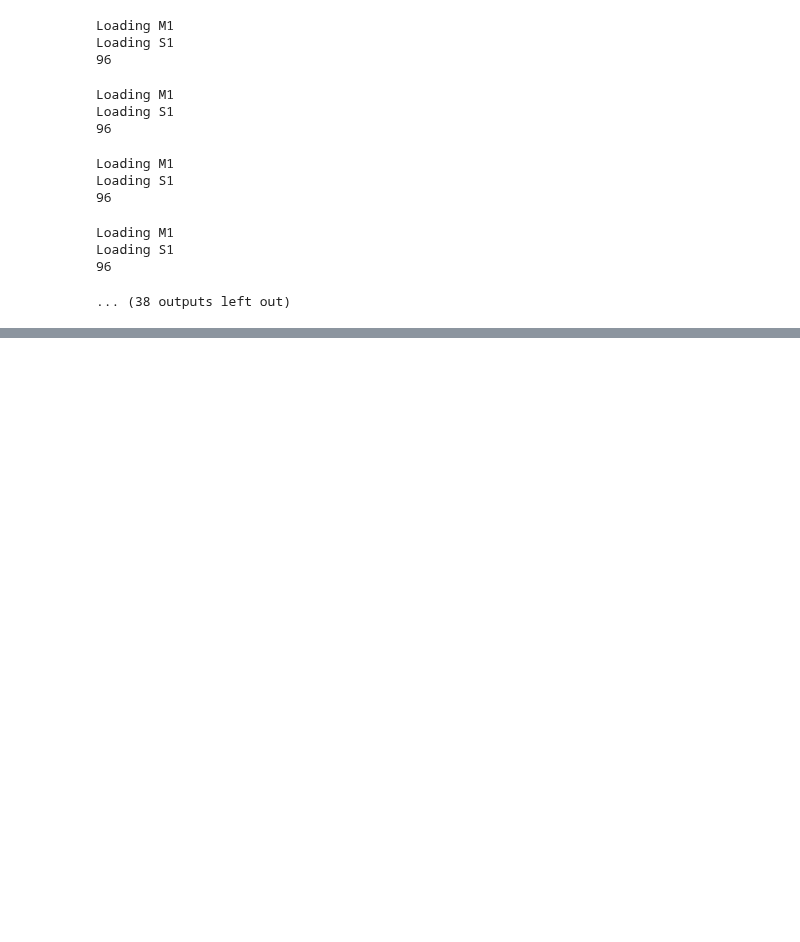
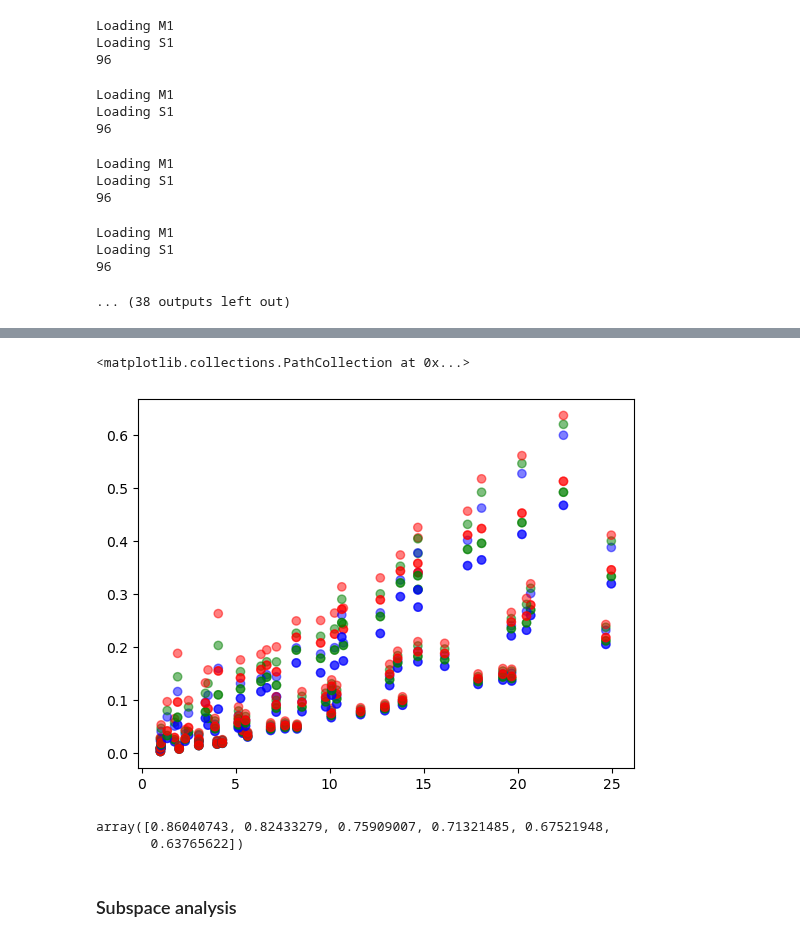
Before and after one commit to BouchardLab/FCCA_analysis, a Jupyter notebook: notebooks/data_exploration/timescales.ipynb, the cells around one changed output, grey strips where cells are left out. Cells and saved outputs as stored; diff of their text form; code cells hidden in the pictures; blank space fills up the shorter version.

```diff
--- a/notebooks/data_exploration/timescales.ipynb
+++ b/notebooks/data_exploration/timescales.ipynb
@@ -352,0 +849,36 @@ for fl in tqdm(fls):
+# %%
+# Plot the r2 vs. dimension
+# 'win=2' corresponds to index 2, which if we refer to mpi_timescale_cca, refers to window size 1
+#w1df = apply_df_filters(df, win=2)
+w1df = apply_df_filters(df)
+ccc_act_pairs = np.zeros((w1df.shape[0], 3))
+
+lag_cols = ['r', 'g', 'b']
+#win_markers = ['s', 't', 'o']
+win_cols = ['r', 'g', 'b']
+
+cols1 = []
+cols2 = []
+for i in range(w1df.shape[0]):
+#    ccc = np.max(w1df.iloc[i]['cc_coefs'])
+    ccc = w1df.iloc[0]['r2_scores']
+    ccf_df_ = apply_df_filters(ccf_df, didx=w1df.iloc[i]['didx'], bin_width=w1df.iloc[i]['bin_width'], filter_fn=w1df.iloc[i]['filter_fn'], filter_kwargs=w1df.iloc[i]['filter_kwargs'])
+    assert(ccf_df_.shape[0] == 1)
+    ccc_act_pairs[i, 0] = lr2_cc[i, -2]
+    ccc_act_pairs[i, 1] = ccf_df_.iloc[0]['avg_act']
+    ccc_act_pairs[i, 2] = ccf_df_.iloc[0]['median_act']
+
+    cols1.append(lag_cols[lags.index(w1df.iloc[i]['lag'])])
+    cols2.append(lag_cols[windows.index(w1df.iloc[i]['win'])])
+# %%
+plt.scatter(ccc_act_pairs[:, 1], ccc_act_pairs[:, 0], c=cols1, alpha=0.5)
+# %% [output]
+<matplotlib.collections.PathCollection at 0x...>
+[figure, added]
+# %%
+np.max(lr2_cc, axis=0)
+# %% [output]
+array([0.86040743, 0.82433279, 0.75909007, 0.71321485, 0.67521948,
+       0.63765622])
+# %% [markdown]
+### Subspace analysis
```
Also changed, not shown: parts of 80 cells of this notebook, 8 other files.
